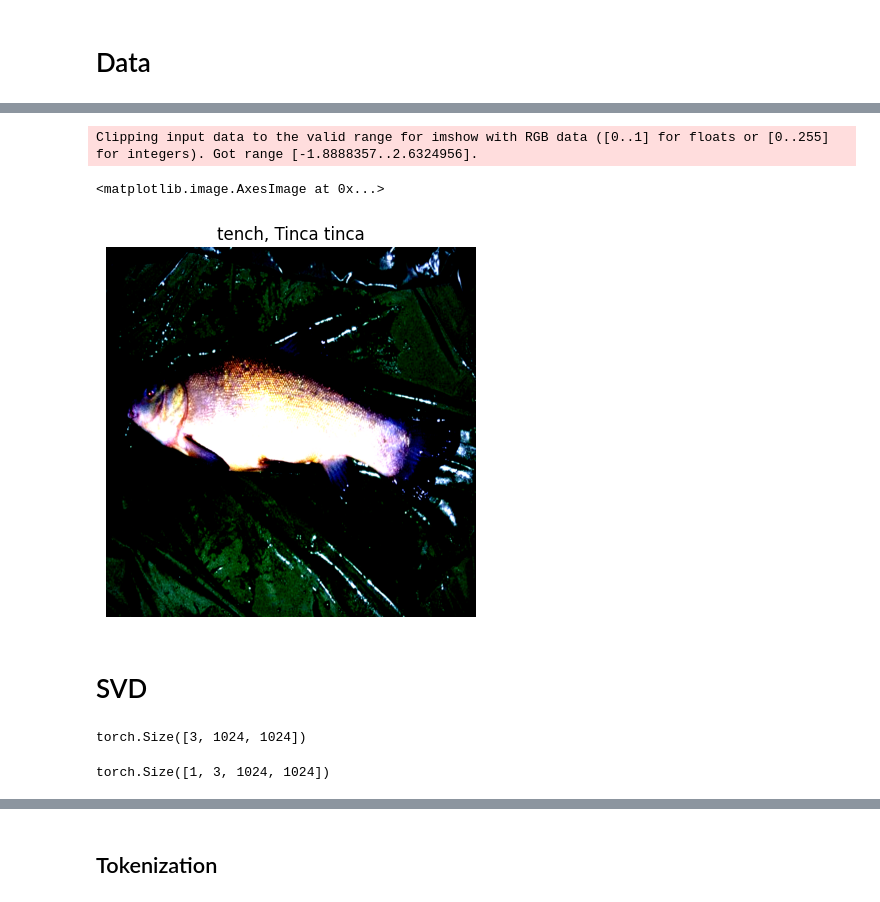
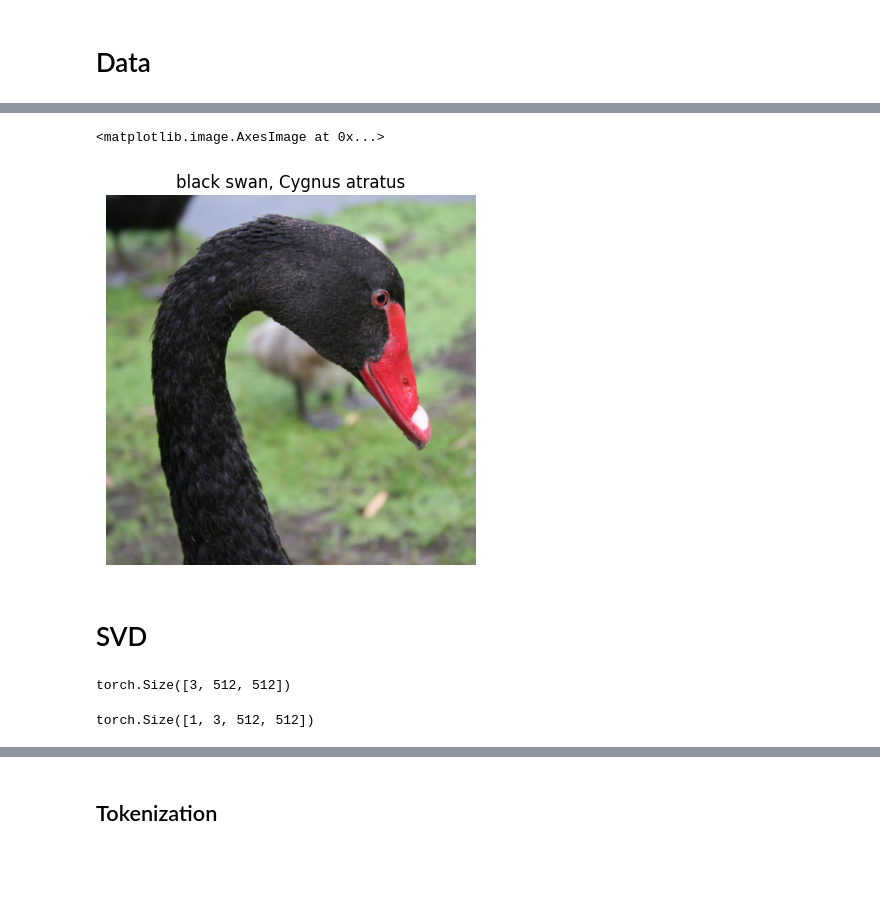
Before and after one commit to EgorProkopov/Sigma-Image-Tokenizer, a Jupyter notebook: notebooks/svd_visualize.ipynb, the cells around one changed output, grey strips where cells are left out. Cells and saved outputs as stored; diff of their text form; code cells hidden in the pictures; blank space fills up the shorter version.

```diff
--- a/notebooks/svd_visualize.ipynb
+++ b/notebooks/svd_visualize.ipynb
@@ -10,20 +10,22 @@ import torchvision.transforms as transforms
 from src.data.tiny_imagenet_dataset import SmallImageNetTrainDataset
 # %% [markdown]
 # Data
+# %%
+image_size = 512
 # %%
 transform = transforms.Compose([
-        # transforms.Resize((1024, 1024)),
+        transforms.Resize((image_size, image_size)),
         transforms.ToTensor(),
-        transforms.Normalize(mean=[0.485, 0.456, 0.406], std=[0.229, 0.224, 0.225])
+        # transforms.Normalize(mean=[0.485, 0.456, 0.406], std=[0.229, 0.224, 0.225])
 ])
 
 dataset = SmallImageNetTrainDataset(
-        root_dir=r"/Users/egorprokopov/Documents/ITMO/BachelorThesis/data/full_imagenet/train",
-        classes_names_path=r"/Users/egorprokopov/Documents/ITMO/BachelorThesis/data/full_imagenet/classes_names.txt",
+        root_dir=r"F:\\research\data\\small_imagenet_object_loc\\train",
+        classes_names_path=r"F:\\research\\data\\small_imagenet_object_loc\\classes_names.txt",
         transform=transform
 )
 # %%
-sample = dataset[1000000]
+sample = dataset[10000]
 image = sample["image"]
 label = sample["label_encoded"]
 image_tag = sample["tag"]
@@ -40,20 +40,19 @@ image.shape, label
 # %%
-# plt.title(f"{dataset.classes_names[image_tag]}")
-# plt.axis('off')
-# plt.imshow(image.permute(1, 2, 0).cpu().numpy(), cmap="gray" if image.shape[0] == 1 else None)
+plt.title(f"{dataset.classes_names[image_tag]}")
+plt.axis('off')
+plt.imshow(image.permute(1, 2, 0).cpu().numpy(), cmap="gray" if image.shape[0] == 1 else None)
 # %% [output]
-Clipping input data to the valid range for imshow with RGB data ([0..1] for floats or [0..255] for integers). Got range [-1.8888357..2.6324956].
+<matplotlib.image.AxesImage at 0x...>
-<matplotlib.image.AxesImage at 0x...>
-[figure, old version]
+[figure, new version]
 # %% [markdown]
 # SVD
 # %%
 image.shape
 # %% [output]
-torch.Size([3, 1024, 1024])
+torch.Size([3, 512, 512])
 # %%
 image = image.unsqueeze(0)
 image.shape
 # %% [output]
-torch.Size([1, 3, 1024, 1024])
+torch.Size([1, 3, 512, 512])
 # %%
```
Also changed, not shown: parts of 10 cells of this notebook, 4 other files.
